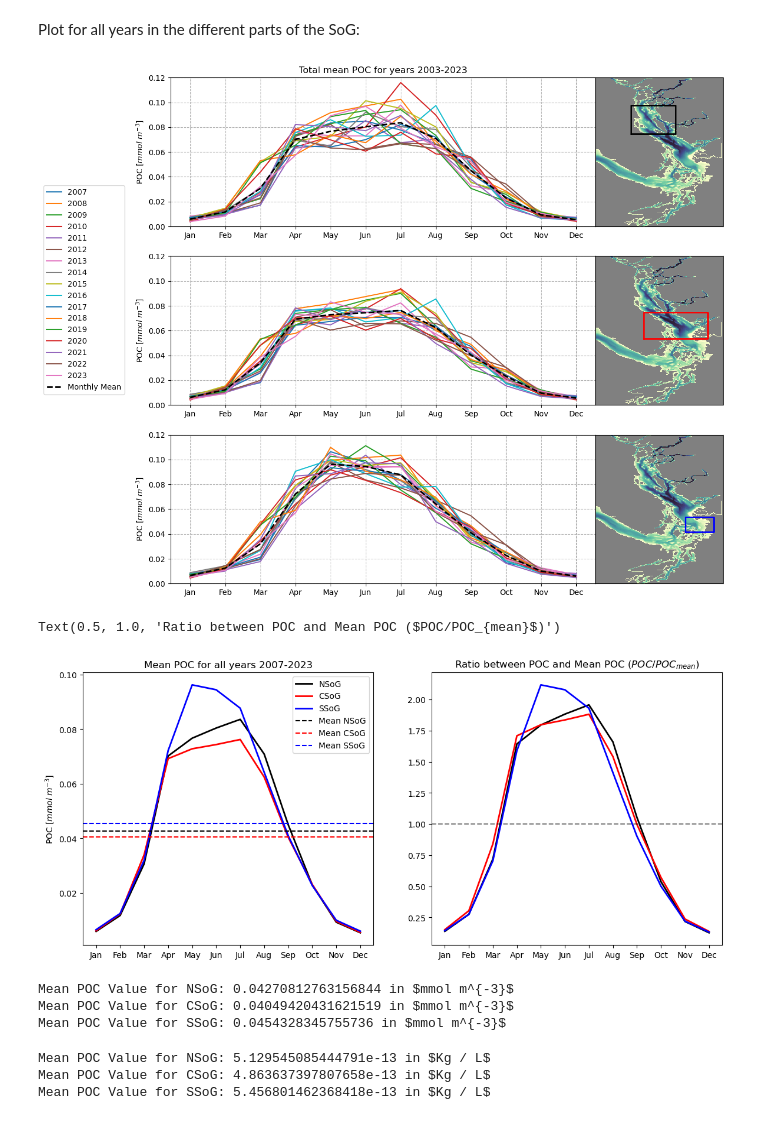
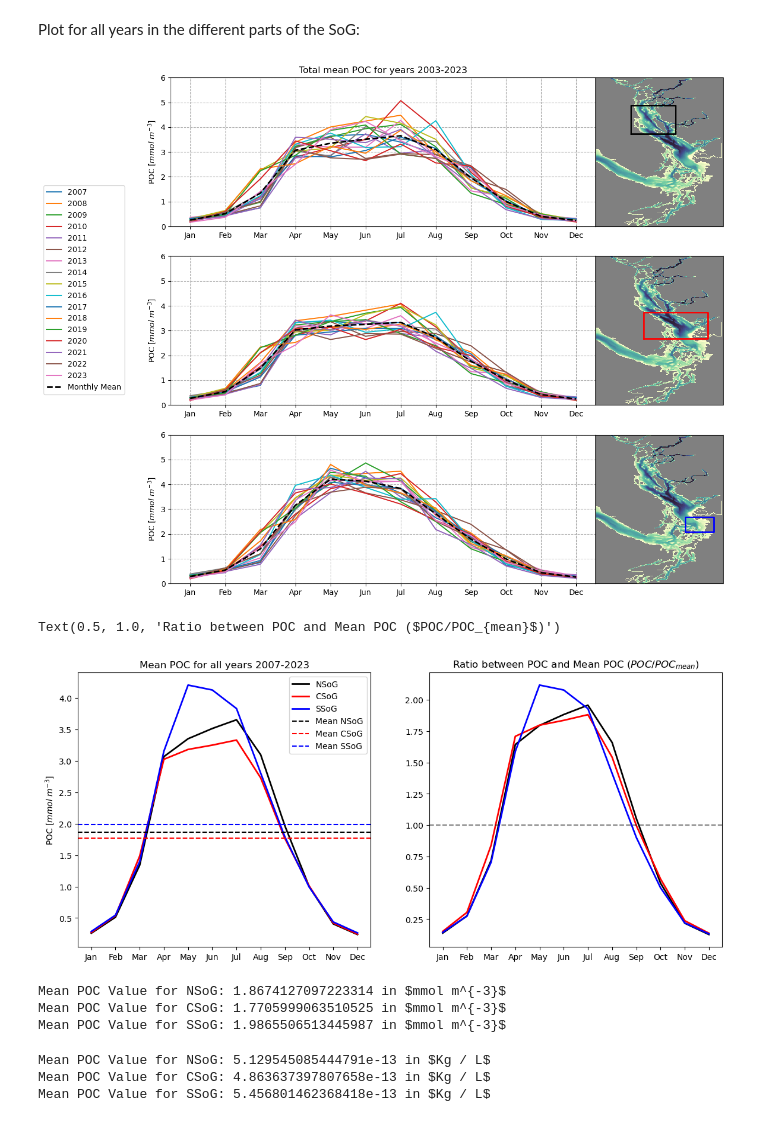
Before and after one commit to SalishSeaCast/analysis-vicente, a Jupyter notebook: Ocean_Parcels/drafts/POC_parameters.ipynb, the cells around one changed output. Drawn from its saved outputs; the diff is of its cells as text; code cells hidden in the pictures.

```diff
--- a/Ocean_Parcels/drafts/POC_parameters.ipynb
+++ b/Ocean_Parcels/drafts/POC_parameters.ipynb
@@ -200,4 +202,6 @@ ax[2].set_xlabel('Time Counts')
 ax[2].set_title('Time Series at ' + str(depth[dd2]) + ' m depth')
 #
 plt.tight_layout()
+# %%
+ratio = 6.6
 # %%
@@ -263,13 +282,15 @@ Here I want to extract different regions from the Salish Sea to compare POC valu
 # %%
 def poc_data(bio_dataset):
     #
-    poc = xr.open_dataset(bio_dataset)['particulate_organic_nitrogen']*(16/106)
+    #poc = xr.open_dataset(bio_dataset)['particulate_organic_nitrogen']*(16/106)
+    poc = xr.open_dataset(bio_dataset)['particulate_organic_nitrogen']*ratio
     poc = poc.where(poc != 0, np.nan)
     #
     if (poc.dims[0] == 'time_counter') or (poc.dims[1] == 'deptht') or (poc.dims[2] == 'y') or (poc.dims[3] == 'x'):
         poc = poc.rename({'x' : 'gridX', 'y' : 'gridY', 'deptht' : 'depth', 'time_counter' : 'gridX'})
     else:
-        poc = xr.open_dataset(bio_dataset)['particulate_organic_nitrogen']*(16/106)
+        #poc = xr.open_dataset(bio_dataset)['particulate_organic_nitrogen']*(16/106)
+        poc = xr.open_dataset(bio_dataset)['particulate_organic_nitrogen']*ratio
         poc = poc.where(poc != 0, np.nan)
 
     box_gridX = [[110, 250], [150, 350], [280, 370]]
@@ -439,39 +485,39 @@ ax[0].legend(loc = 'upper right', bbox_to_anchor=(-0.1, 0.3))
 ax[0].set_ylabel(r'POC [$mmol\ m^{-3}$]')
 ax[0].set_title('Total mean POC for years 2003-2023')
 ax[0].grid(linestyle = '--')
-ax[0].set_ylim(0,0.12)
+ax[0].set_ylim(0,6)
 #
 ax[1].plot(POC_CSoG_all.index, POC_CSoG_all)
 ax[1].plot(POC_CSoG_all.index, POC_CSoG_all.mean(axis=1), '--k', linewidth=2)
 ax[1].set_ylabel(r'POC [$mmol\ m^{-3}$]')
 ax[1].grid(linestyle = '--')
-ax[1].set_ylim(0,0.12)
+ax[1].set_ylim(0,6)
 #
 ax[2].plot(POC_SSoG_all.index, POC_SSoG_all)
 ax[2].plot(POC_CSoG_all.index, POC_SSoG_all.mean(axis=1), '--k', linewidth=2)
 ax[2].set_ylabel(r'POC [$mmol\ m^{-3}$]')
 ax[2].grid(linestyle = '--')
-ax[2].set_ylim(0,0.12)
+ax[2].set_ylim(0,6)
 #
 #
 axins0 = ax[0].inset_axes([1, 0, 0.3, 1])
 axins0.pcolormesh(bathymetry, cmap=cmap)
 axins0.plot([110, 110, 250, 250, 110],[560, 730, 730, 560, 560], '-k', linewidth = 2, label='NSoG')
 axins0.tick_params(which='both',bottom=False, top=False, left=False, right=False, labelbottom=False, labelleft=False)
 #
 #
 axins1 = ax[1].inset_axes([1, 0, 0.3, 1])
 axins1.pcolormesh(bathymetry, cmap=cmap)
 axins1.plot([150, 150, 350, 350, 150],[400, 560, 560, 400, 400], '-r', linewidth = 2, label='CSoG')
 axins1.tick_params(which='both',bottom=False, top=False, left=False, right=False, labelbottom=False, labelleft=False)
 #
 #
 axins2 = ax[2].inset_axes([1, 0, 0.3, 1])
 axins2.pcolormesh(bathymetry, cmap=cmap)
 axins2.plot([280, 280, 370, 370, 280],[310, 400, 400, 310, 310], '-b', linewidth = 2, label='SSoG')
 axins2.tick_params(which='both',bottom=False, top=False, left=False, right=False, labelbottom=False, labelleft=False)
 # %% [output]
-[figure, old version]
+[figure, new version]
 # %%
 fig, ax = plt.subplots(1,2,figsize=(14,6))
 ax[0].plot(POC_NSoG_all.index, POC_NSoG_all.mean(axis=1), '-k', linewidth=2, label='NSoG')
@@ -497,7 +543,7 @@ ax[1].set_title(r'Ratio between POC and Mean POC ($POC/POC_{mean}$)')
 #
 # %% [output]
 Text(0.5, 1.0, 'Ratio between POC and Mean POC ($POC/POC_{mean}$)')
-[figure, old version]
+[figure, new version]
 # %%
 print('Mean POC Value for NSoG: ' + str(np.mean(POC_NSoG_all.mean(axis=1))) + ' in $mmol m^{-3}$')
 print('Mean POC Value for CSoG: ' + str(np.mean(POC_CSoG_all.mean(axis=1))) + ' in $mmol m^{-3}$')
@@ -506,7 +552,7 @@ seasonal_mean_NSoG_all = np.mean(POC_NSoG_all.mean(axis=1))
 seasonal_mean_CSoG_all = np.mean(POC_CSoG_all.mean(axis=1))
 seasonal_mean_SSoG_all = np.mean(POC_SSoG_all.mean(axis=1))
 # %% [output]
-Mean POC Value for NSoG: 0.04270812763156844 in $mmol m^{-3}$
-Mean POC Value for CSoG: 0.04049420431621519 in $mmol m^{-3}$
-Mean POC Value for SSoG: 0.0454328345755736 in $mmol m^{-3}$
+Mean POC Value for NSoG: 1.8674127097223314 in $mmol m^{-3}$
+Mean POC Value for CSoG: 1.7705999063510525 in $mmol m^{-3}$
+Mean POC Value for SSoG: 1.9865506513445987 in $mmol m^{-3}$
 # %%
```
Also changed, not shown: parts of 25 cells of this notebook, 3 other files.
